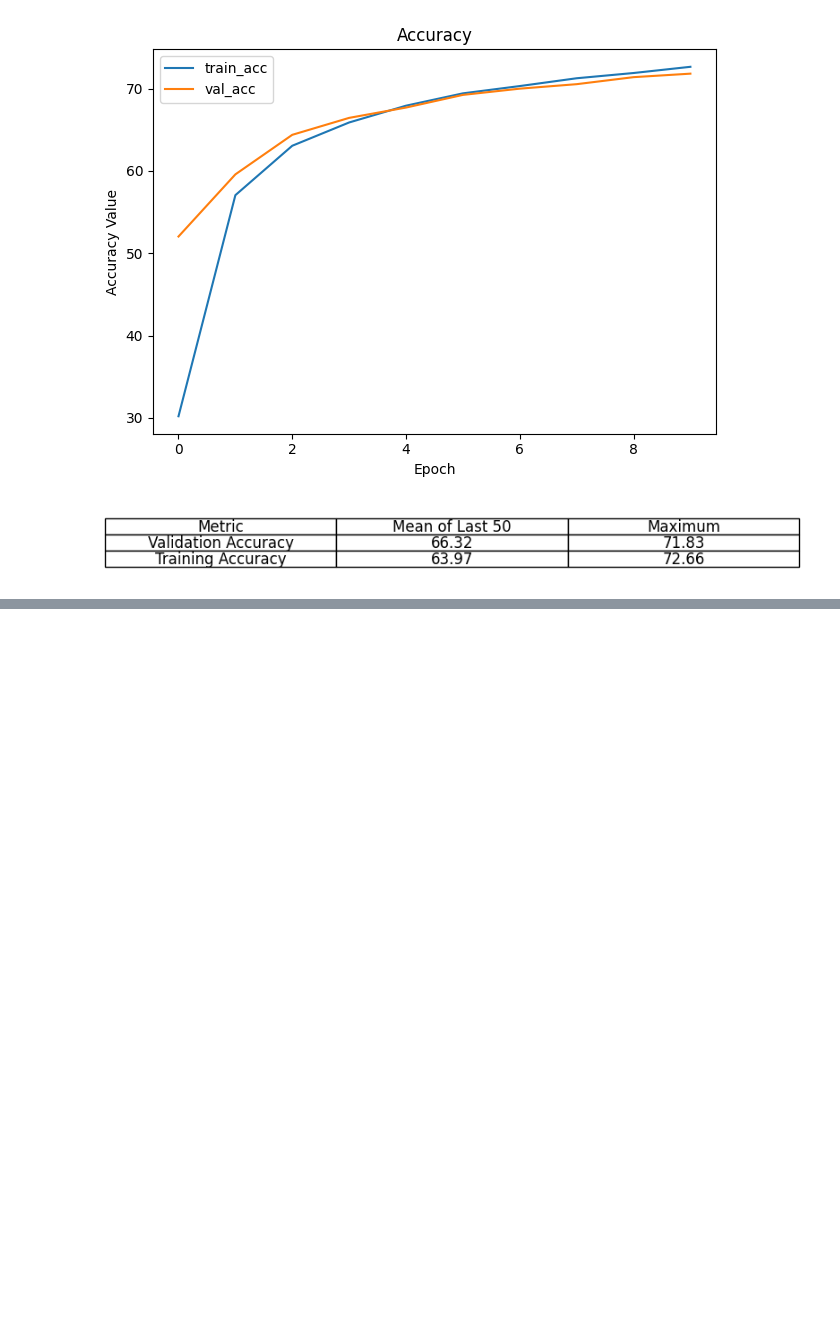
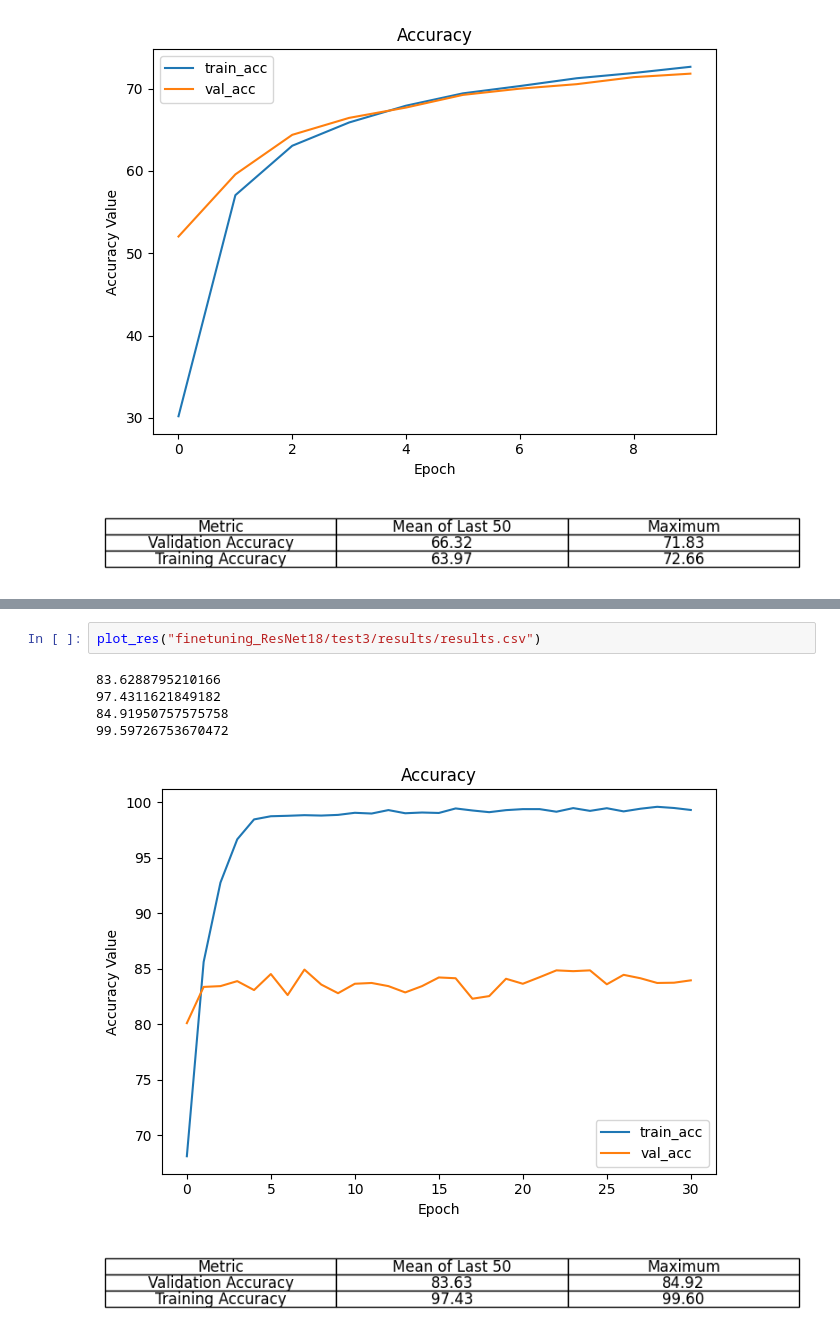
Before and after one commit to Anton123567/DL_UPC, a Jupyter notebook: Lab_02/create_plots.ipynb, the cells around one changed output, grey strips where cells are left out. Drawn from its saved outputs; the diff is of its cells as text; blank space fills up the shorter version.

```diff
--- a/Lab_02/create_plots.ipynb
+++ b/Lab_02/create_plots.ipynb
@@ -88,0 +98,9 @@ plot_res("finetuning_ResNet18/results_long.csv")
+# %%
+plot_res("finetuning_ResNet18/test3/results/results.csv")
+# %% [output]
+83.6288795210166
+97.4311621849182
+84.91950757575758
+99.59726753670472
+[figure, added]
+[figure, added]
```
Also changed, not shown: parts of 3 cells of this notebook, 16 other files.
